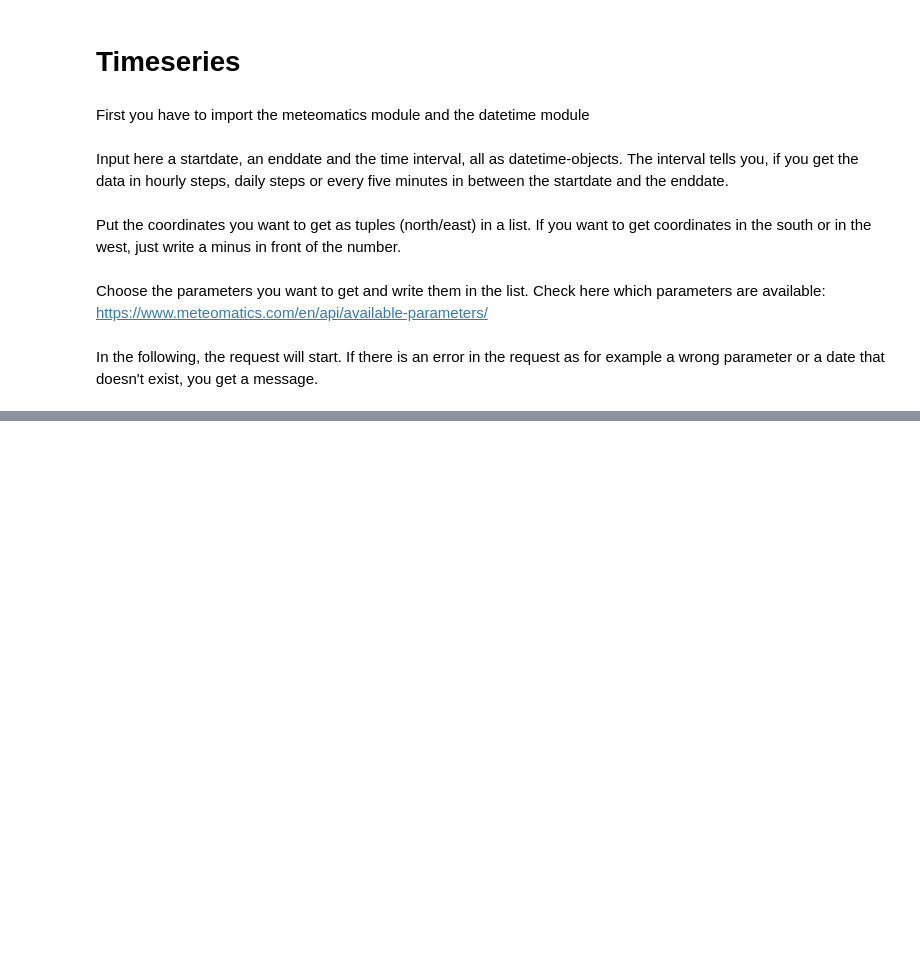
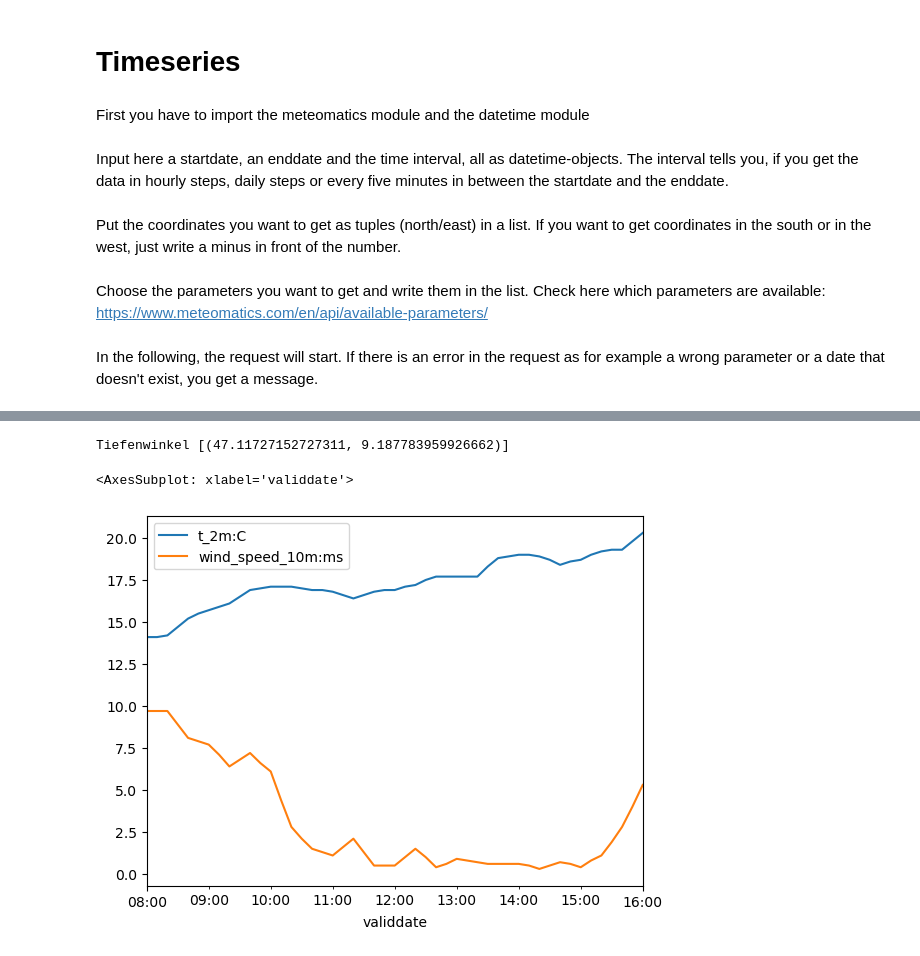
Before and after one commit to SchabiDesigns/meteomatics-api, a Jupyter notebook: examples/notebooks/01_Timeseries.ipynb, the cells around one changed output, grey strips where cells are left out. Saved outputs shown, nothing was run; the diff lists cells and outputs as text; code cells hidden in the pictures; blank space fills up the shorter version.

```diff
--- a/examples/notebooks/01_Timeseries.ipynb
+++ b/examples/notebooks/01_Timeseries.ipynb
@@ -35,3 +63,5 @@ In the following, the request will start. If there is an error in the request as
+# %%
+coordinates_ts = [(47.11727152727311, 9.187783959926662)]
 # %%
 print("time series:")
 try:
@@ -51,0 +82,7 @@ lat   lon  validdate
+# %%
+print("Tiefenwinkel",coordinates_ts)
+df_ts.reset_index().plot(x="validdate", y=["t_2m:C","wind_speed_10m:ms"])
+# %% [output]
+Tiefenwinkel [(47.11727152727311, 9.187783959926662)]
+<AxesSubplot: xlabel='validdate'>
+[figure, added]
```
Also changed, not shown: parts of 8 cells of this notebook, 27 other files.
